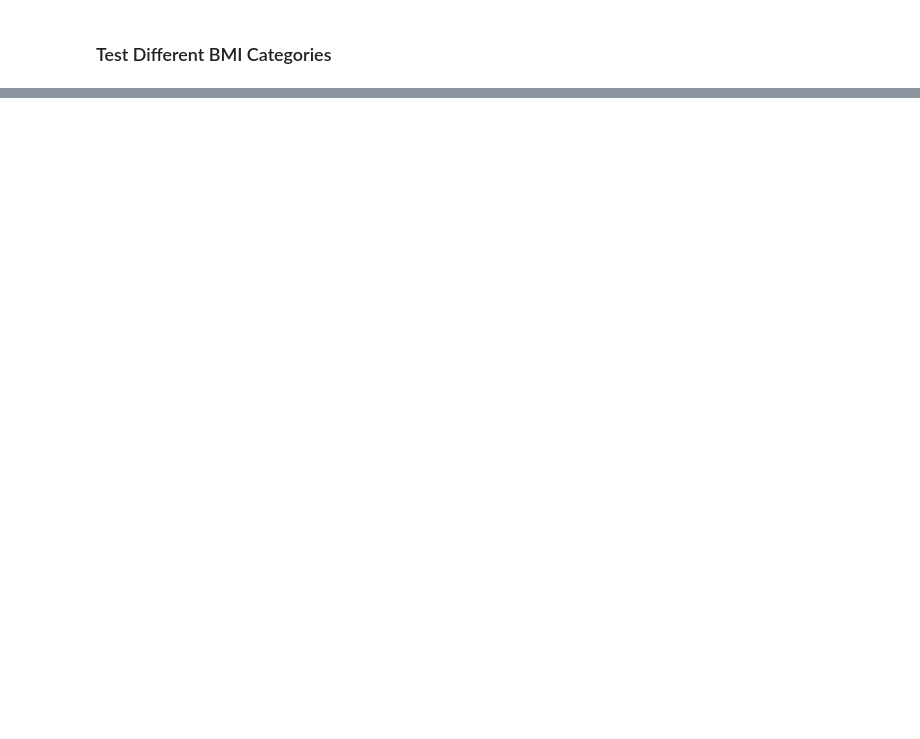
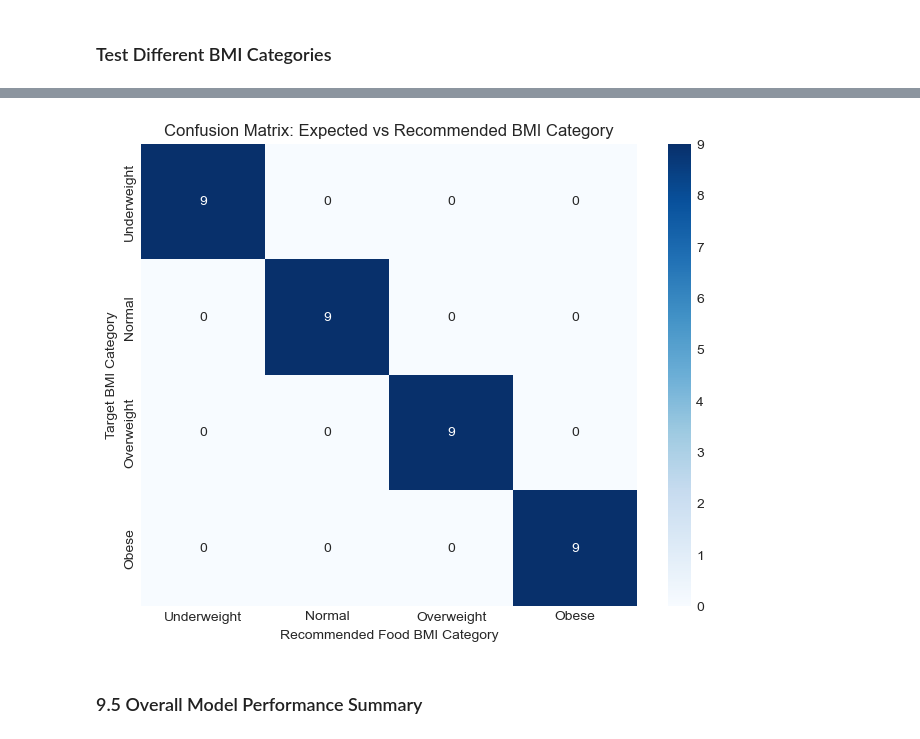
Before and after one commit to lami-G/food-recommendationML, a Jupyter notebook: Lab2_Ethiopian_Food.ipynb, the cells around one changed output, grey strips where cells are left out. Cells and saved outputs as stored; diff of their text form; code cells hidden in the pictures; blank space fills up the shorter version.

```diff
--- a/Lab2_Ethiopian_Food.ipynb
+++ b/Lab2_Ethiopian_Food.ipynb
@@ -174,9 +197,9 @@ def calculate_nutrition_stats(df, bmi_category):
     filtered = df[df['BMICategory'] == bmi_category]['Calories']
     return {
         'BMI Category': bmi_category,
-        'Mean': filtered.mean().round(2),
+        'Mean': round(filtered.mean(), 2),
         'Median': filtered.median(),
-        'Variance': filtered.var().round(2)
+        'Variance': round(filtered.var(), 2)
     }
 
 # Test the function
@@ -637,0 +1039,19 @@ for case in test_cases:
+# %%
+# Confusion Matrix Visualization
+from sklearn.metrics import confusion_matrix
+import seaborn as sns
+
+categories = ['Underweight', 'Normal', 'Overweight', 'Obese']
+cm = confusion_matrix(y_true, y_pred, labels=categories)
+
+plt.figure(figsize=(8, 6))
+sns.heatmap(cm, annot=True, fmt='d', cmap='Blues',
+            xticklabels=categories, yticklabels=categories)
+plt.title('Confusion Matrix: Expected vs Recommended BMI Category')
+plt.xlabel('Recommended Food BMI Category')
+plt.ylabel('Target BMI Category')
+plt.show()
+# %% [output]
+[figure, added]
+# %% [markdown]
+### 9.5 Overall Model Performance Summary
```
Also changed, not shown: parts of 37 cells of this notebook.
